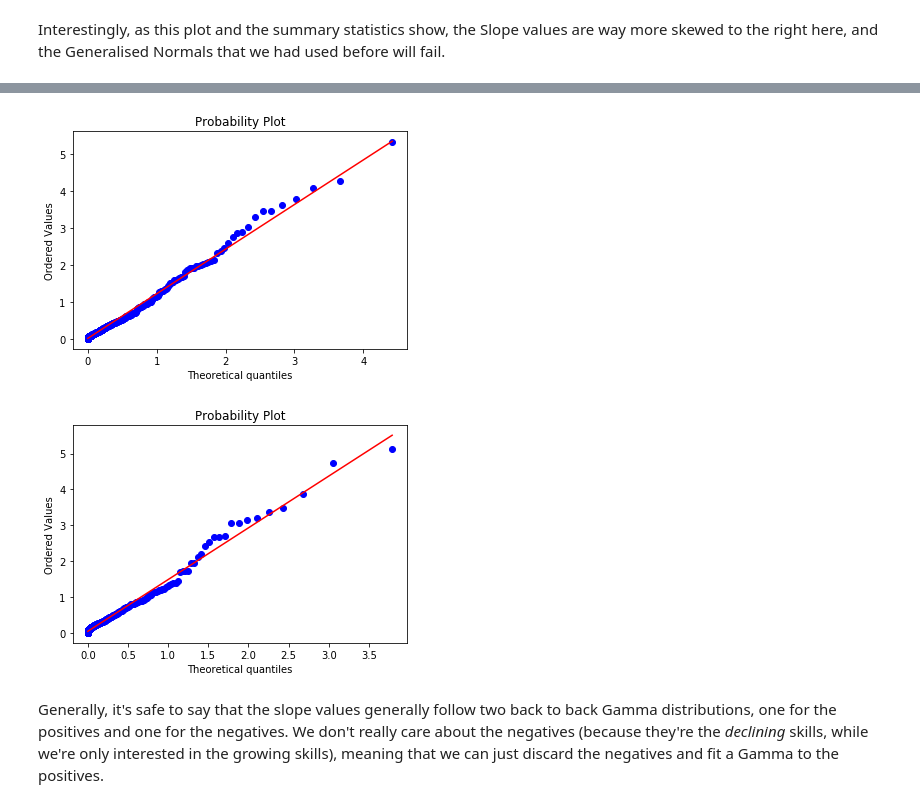
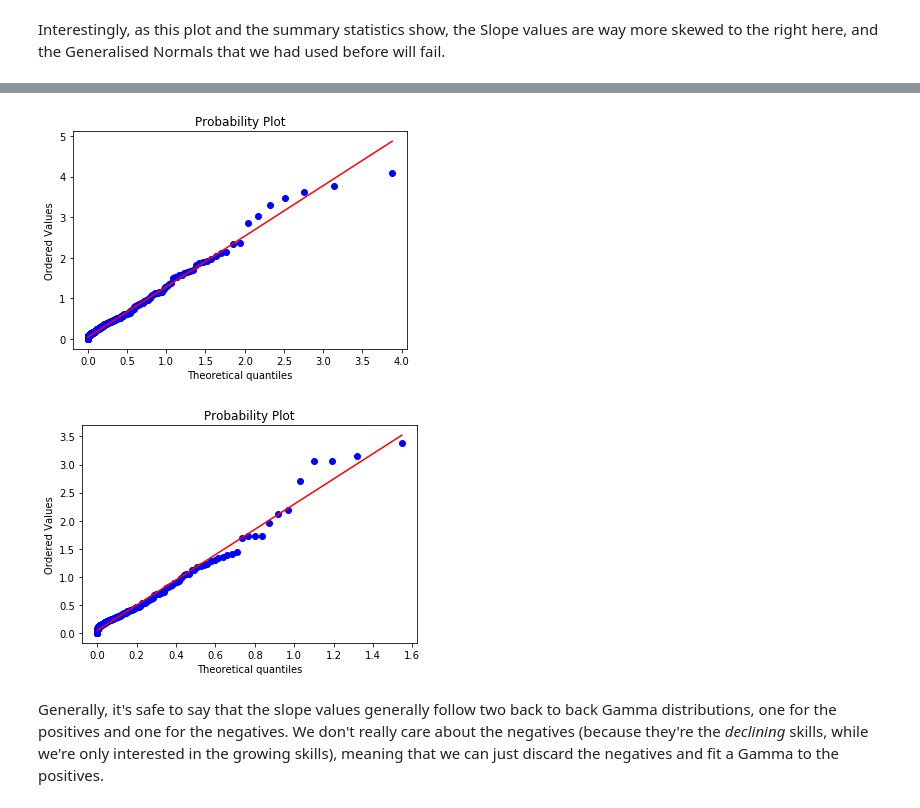
Before and after one commit to RamtinYazdanian/job_skill_trend_analysis, a Jupyter notebook: notebooks/jobtech_analysis.ipynb, the cells around one changed output, grey strips where cells are left out. Saved outputs shown, nothing was run; the diff lists cells and outputs as text; code cells hidden in the pictures.

```diff
--- a/notebooks/jobtech_analysis.ipynb
+++ b/notebooks/jobtech_analysis.ipynb
@@ -63,0 +78,3 @@ df_all_useful_cols.head()
+# %%
+company_totals['year'] = company_totals.Date.apply(lambda x: x.year)
+company_totals.groupby('year').sum()
@@ -95,3 +119,5 @@ Types 1 and 2 are both hard skills, the difference being that type 1 deals with
 # %%
 absolute_start = np.datetime64('2017-01-01')
 absolute_end = np.datetime64('2020-01-01')
+# %%
+it_skills = set(pd.read_csv('./it_skills.csv').Skill.values)
@@ -102,6 +148,7 @@ skills_df = divide_into_periods(df_all_useful_cols.loc[(df_all_useful_cols['Skil
                                 absolute_start, absolute_end, result_col_name='Job Postings Raw')
 skills_df = pd.merge(skills_df, company_totals, on = ['Company', 'Date'])
 skills_df['Job Postings'] = skills_df['Job Postings Raw'] / skills_df['Total']
+skills_df = skills_df.loc[skills_df.Skill.apply(lambda x: x in it_skills)]
 # %%
 skills_df.sort_values('Date').head(10)
 # %% [output]
@@ -473,13 +438,13 @@ probplot(skill_trends[2].loc[skill_trends[2].Slope > 0].Slope.values, dist=stats
          sparams=(.16), fit=True, plot=plt)
 plt.show()
 # %% [output]
-[figure, old version]
+[figure, new version]
 # %%
-probplot(skill_trends[1].loc[skill_trends[1].Slope > 0].Slope.values, dist=stats.gamma,
-         sparams=(.12), fit=True, plot=plt)
+probplot(skill_trends[1].loc[skill_trends[1].Slope > 0].Slope.values, dist=stats.gengamma,
+         sparams=(.05,2), fit=True, plot=plt)
 plt.show()
 # %% [output]
-[figure, old version]
+[figure, new version]
 # %% [markdown]
 Generally, it's safe to say that the slope values generally follow two back to back Gamma distributions, one for the positives and one for the negatives. We don't really care about the negatives (because they're the _declining_ skills, while we're only interested in the growing skills), meaning that we can just discard the negatives and fit a Gamma to the positives.
 # %% [markdown]
```
Also changed, not shown: parts of 47 cells of this notebook, 1 other file.
